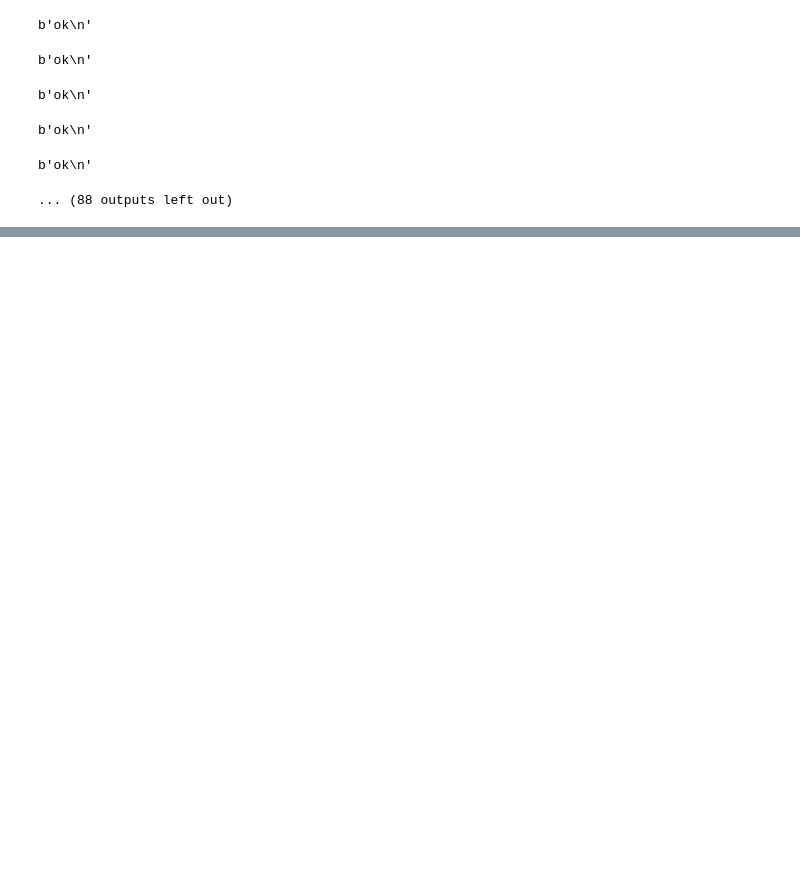
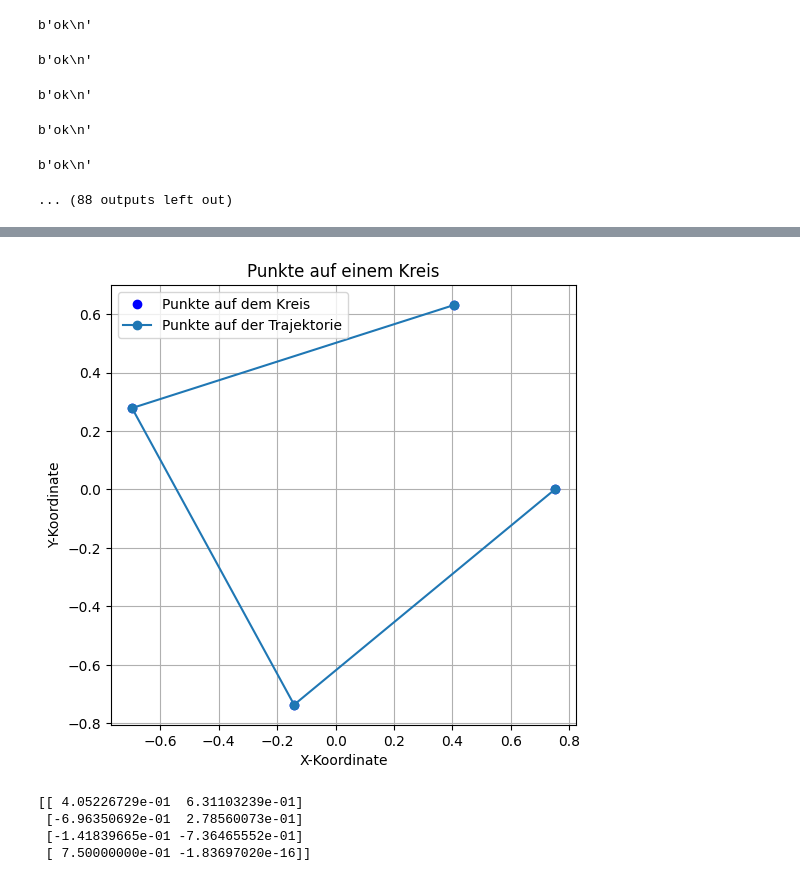
Before and after one commit to Peer076/Master-Thesis-EIT, a Jupyter notebook: ender5.ipynb, the cells around one changed output, grey strips where cells are left out. Cells and saved outputs as stored; diff of their text form; code cells hidden in the pictures; blank space fills up the shorter version.

```diff
--- a/ender5.ipynb
+++ b/ender5.ipynb
@@ -344,0 +376,35 @@ X,Y axis are centered at X(180), Y(180)
+# %%
+double_pi = 2 * np.pi
+
+t = np.linspace(0, 2 * np.pi, 4+1)  #0, 0.5pi, pi, 1.5pi, 2pi
+pos = []
+x = r_path * np.cos(t)
+y = r_path * np.sin(t)
+#print(x)
+#print(y)
+
+#pos = np.concatenate((x[:, np.newaxis], y[:, np.newaxis]), axis=1)
+pos = np.column_stack((x, y))
+
+print(pos)
+# %%
+plt.figure(figsize=(6,6))
+plt.plot(x, y, 'bo', label='Punkte auf dem Kreis')  # 'bo' = blaue Punkte
+#plt.plot(np.concatenate([x, [x[0]]]), np.concatenate([y, [y[0]]]), 'r-', label='Kreisbahn')  # Verbindet die Punkte mit einer Linie
+plt.plot(pos[:, 0], pos[:, 1], 'o-', label="Punkte auf der Trajektorie")
+plt.xlabel('X-Koordinate')
+plt.ylabel('Y-Koordinate')
+plt.title('Punkte auf einem Kreis')
+plt.legend()
+plt.gca().set_aspect('equal', adjustable='box')  # Stellt sicher, dass der Kreis nicht verzerrt wird
+plt.grid(True)
+plt.show()
+
+# Ausgabe der berechneten Positionen
+print(pos)
+# %% [output]
+[figure, added]
+[[ 4.05226729e-01  6.31103239e-01]
+ [-6.96350692e-01  2.78560073e-01]
+ [-1.41839665e-01 -7.36465552e-01]
+ [ 7.50000000e-01 -1.83697020e-16]]
```
Also changed, not shown: parts of 9 cells of this notebook, 4 other files.
